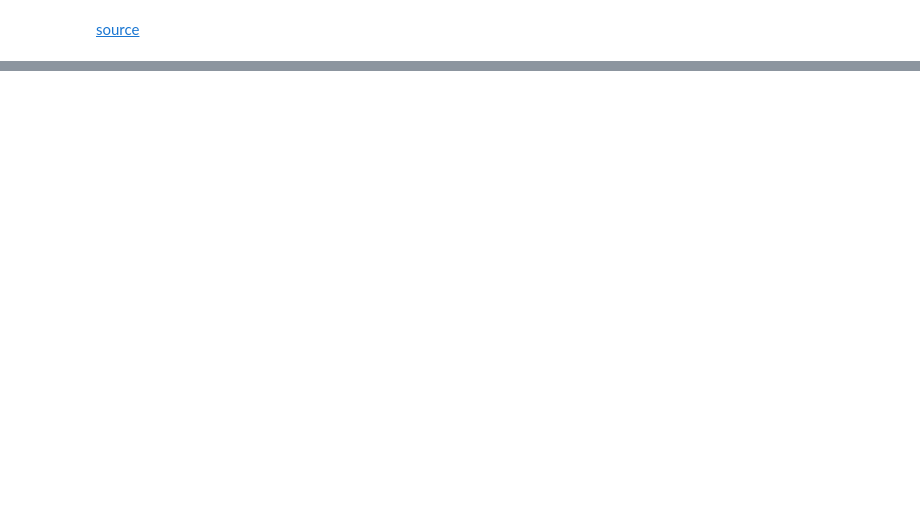
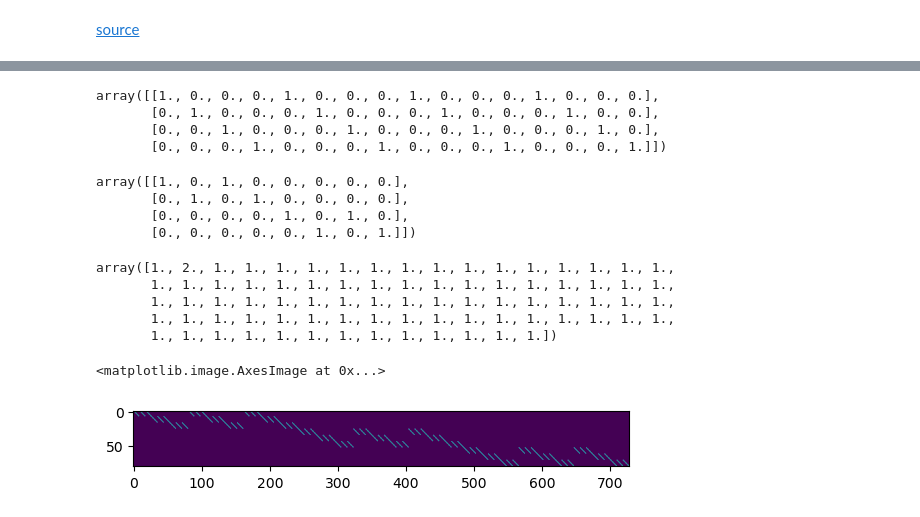
Before and after one commit to jsanders1999/SudokuSolver, a Jupyter notebook: sanbox.ipynb, the cells around one changed output, grey strips where cells are left out. Cells and saved outputs as stored; diff of their text form; code cells hidden in the pictures; blank space fills up the shorter version.

```diff
--- a/sanbox.ipynb
+++ b/sanbox.ipynb
@@ -41,0 +145,4 @@ def generate_block_uniq_constr():
+# %%
+res = solve_sudoku_scipy(empty_sudoku)
+
+vector_to_array(res.x)
@@ -41,0 +199,58 @@ def generate_block_uniq_constr():
+# %%
+np.kron(np.ones((1,4)), np.eye(2*2))
+# %% [output]
+array([[1., 0., 0., 0., 1., 0., 0., 0., 1., 0., 0., 0., 1., 0., 0., 0.],
+       [0., 1., 0., 0., 0., 1., 0., 0., 0., 1., 0., 0., 0., 1., 0., 0.],
+       [0., 0., 1., 0., 0., 0., 1., 0., 0., 0., 1., 0., 0., 0., 1., 0.],
+       [0., 0., 0., 1., 0., 0., 0., 1., 0., 0., 0., 1., 0., 0., 0., 1.]])
+# %%
+np.kron(np.ones(1,2), np.kron(np.eye(2), np.kron(np.ones((1,4)), np.eye(2)))
+# %% [output]
+array([[1., 0., 1., 0., 0., 0., 0., 0.],
+       [0., 1., 0., 1., 0., 0., 0., 0.],
+       [0., 0., 0., 0., 1., 0., 1., 0.],
+       [0., 0., 0., 0., 0., 1., 0., 1.]])
+# %%
+def block_unicity_const(x):
+    blocks = np.zeros((81))
+    U = 0
+    V = 0
+    x_array = x.reshape((9,9,9))
+    for u in range(3):
+        for v in range(3):
+            for k in range(9):
+                blocks[27*u+9*v+k] = np.sum(x_array[3*u:3*(u+1), 3*v:3*(v+1), k])
+    return blocks
+
+
+
+block_unicity_const(bin_sample_solution)
+block_unicity_const(wrong_bin_sample_solution)
+# %% [output]
+array([1., 2., 1., 1., 1., 1., 1., 1., 1., 1., 1., 1., 1., 1., 1., 1., 1.,
+       1., 1., 1., 1., 1., 1., 1., 1., 1., 1., 1., 1., 1., 1., 1., 1., 1.,
+       1., 1., 1., 1., 1., 1., 1., 1., 1., 1., 1., 1., 1., 1., 1., 1., 1.,
+       1., 1., 1., 1., 1., 1., 1., 1., 1., 1., 1., 1., 1., 1., 1., 1., 1.,
+       1., 1., 1., 1., 1., 1., 1., 1., 1., 1., 1., 1., 1.])
+# %%
+from functools import wraps
+import matplotlib.pyplot as plt
+
+def jac_fin_diff(func, h, out_shape = None):
+    @wraps(func)
+    def wrapper(*args, out_shape=out_shape, **kwargs):
+        if out_shape is None:
+            out_shape = func(args[0], *args[1:], **kwargs).shape
+        N = args[0].shape[0]
+        res = np.empty( [N] + list(out_shape)[::-1], dtype = np.float64)
+        for i in range(N):
+            h_vec = h * np.eye(1, N, k=i).reshape((N,))
+            res[i] = ((func(args[0] + h_vec, *args[1:], **kwargs) - func(args[0] - h_vec, *args[1:], **kwargs)) / (2 * h)).T
+        return res.T
+
+    return wrapper
+
+plt.imshow(jac_fin_diff(block_unicity_const, h=1)(np.ones_like(bin_sample_solution)))
+# %% [output]
+<matplotlib.image.AxesImage at 0x...>
+[figure, added]
```
Also changed, not shown: parts of 10 cells of this notebook.
